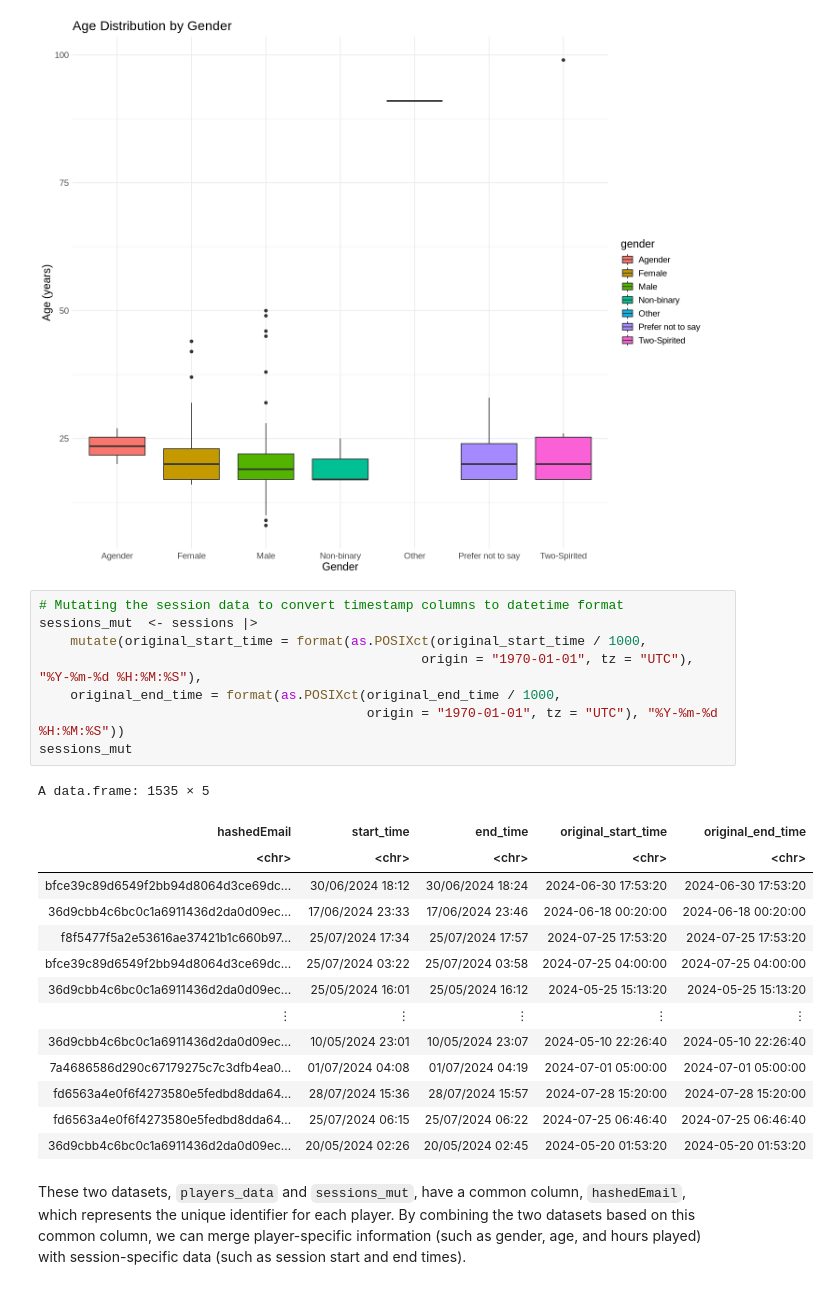
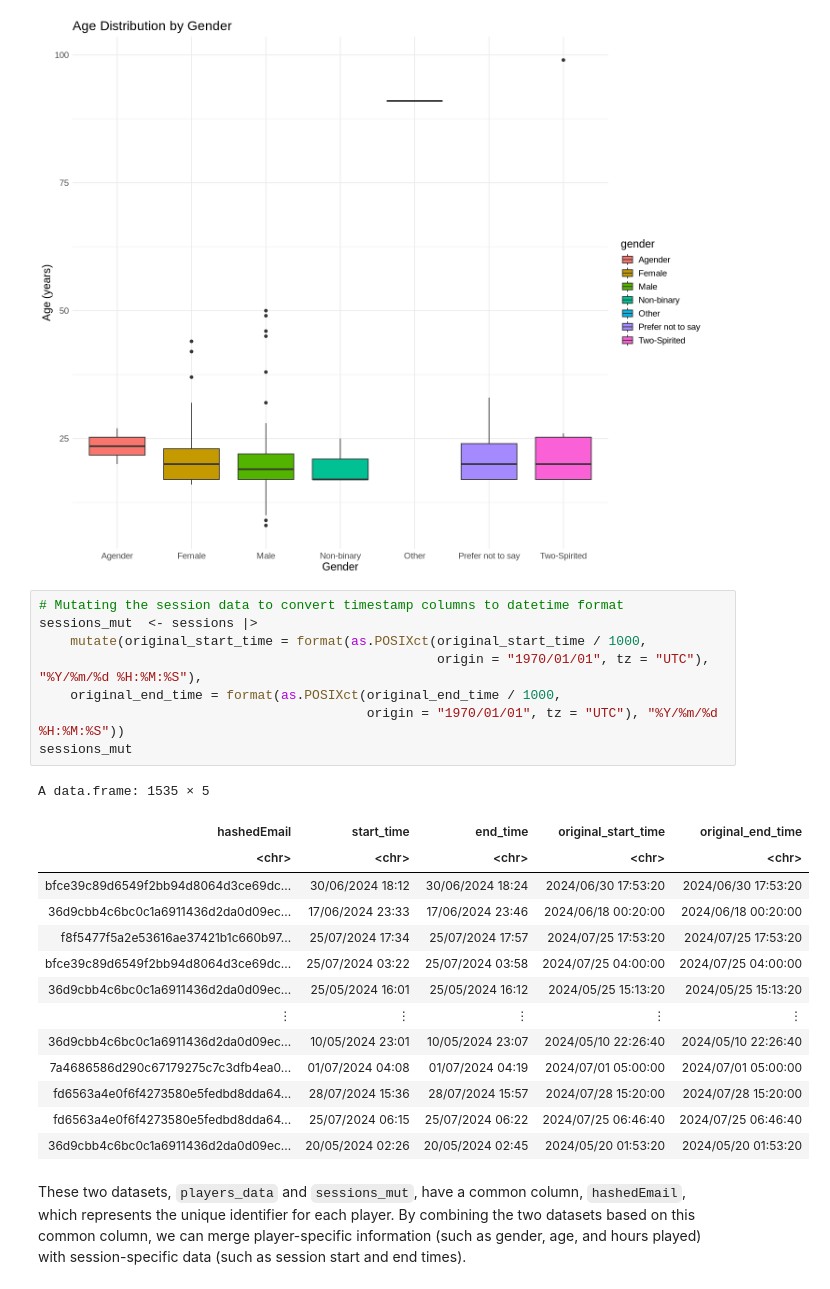
Before and after one commit to dtopal4/Individual_portion, a Jupyter notebook: Individual_portion.ipynb, the cells around one changed output. Saved outputs shown, nothing was run; the diff lists cells and outputs as text.

```diff
--- a/Individual_portion.ipynb
+++ b/Individual_portion.ipynb
@@ -175,26 +175,26 @@ ggplot(players_data, aes(x = gender, y = age, fill = gender)) +
 # %%
 # Mutating the session data to convert timestamp columns to datetime format
 sessions_mut  <- sessions |>
     mutate(original_start_time = format(as.POSIXct(original_start_time / 1000,
-                                                 origin = "1970-01-01", tz = "UTC"), "%Y-%m-%d %H:%M:%S"),
+                                                   origin = "1970/01/01", tz = "UTC"), "%Y/%m/%d %H:%M:%S"),
     original_end_time = format(as.POSIXct(original_end_time / 1000,
-                                          origin = "1970-01-01", tz = "UTC"), "%Y-%m-%d %H:%M:%S"))
+                                          origin = "1970/01/01", tz = "UTC"), "%Y/%m/%d %H:%M:%S"))
 sessions_mut
 # %% [output]
 A data.frame: 1535 × 5
 | hashedEmail | start_time | end_time | original_start_time | original_end_time |
 | <chr> | <chr> | <chr> | <chr> | <chr> |
-| bfce39c89d6549f2bb94d8064d3ce69dc... | 30/06/2024 18:12 | 30/06/2024 18:24 | 2024-06-30 17:53:20 | 2024-06-30 17:53:20 |
-| 36d9cbb4c6bc0c1a6911436d2da0d09ec... | 17/06/2024 23:33 | 17/06/2024 23:46 | 2024-06-18 00:20:00 | 2024-06-18 00:20:00 |
-| f8f5477f5a2e53616ae37421b1c660b97... | 25/07/2024 17:34 | 25/07/2024 17:57 | 2024-07-25 17:53:20 | 2024-07-25 17:53:20 |
-| bfce39c89d6549f2bb94d8064d3ce69dc... | 25/07/2024 03:22 | 25/07/2024 03:58 | 2024-07-25 04:00:00 | 2024-07-25 04:00:00 |
-| 36d9cbb4c6bc0c1a6911436d2da0d09ec... | 25/05/2024 16:01 | 25/05/2024 16:12 | 2024-05-25 15:13:20 | 2024-05-25 15:13:20 |
+| bfce39c89d6549f2bb94d8064d3ce69dc... | 30/06/2024 18:12 | 30/06/2024 18:24 | 2024/06/30 17:53:20 | 2024/06/30 17:53:20 |
+| 36d9cbb4c6bc0c1a6911436d2da0d09ec... | 17/06/2024 23:33 | 17/06/2024 23:46 | 2024/06/18 00:20:00 | 2024/06/18 00:20:00 |
+| f8f5477f5a2e53616ae37421b1c660b97... | 25/07/2024 17:34 | 25/07/2024 17:57 | 2024/07/25 17:53:20 | 2024/07/25 17:53:20 |
+| bfce39c89d6549f2bb94d8064d3ce69dc... | 25/07/2024 03:22 | 25/07/2024 03:58 | 2024/07/25 04:00:00 | 2024/07/25 04:00:00 |
+| 36d9cbb4c6bc0c1a6911436d2da0d09ec... | 25/05/2024 16:01 | 25/05/2024 16:12 | 2024/05/25 15:13:20 | 2024/05/25 15:13:20 |
 | ⋮ | ⋮ | ⋮ | ⋮ | ⋮ |
-| 36d9cbb4c6bc0c1a6911436d2da0d09ec... | 10/05/2024 23:01 | 10/05/2024 23:07 | 2024-05-10 22:26:40 | 2024-05-10 22:26:40 |
-| 7a4686586d290c67179275c7c3dfb4ea0... | 01/07/2024 04:08 | 01/07/2024 04:19 | 2024-07-01 05:00:00 | 2024-07-01 05:00:00 |
-| fd6563a4e0f6f4273580e5fedbd8dda64... | 28/07/2024 15:36 | 28/07/2024 15:57 | 2024-07-28 15:20:00 | 2024-07-28 15:20:00 |
-| fd6563a4e0f6f4273580e5fedbd8dda64... | 25/07/2024 06:15 | 25/07/2024 06:22 | 2024-07-25 06:46:40 | 2024-07-25 06:46:40 |
-| 36d9cbb4c6bc0c1a6911436d2da0d09ec... | 20/05/2024 02:26 | 20/05/2024 02:45 | 2024-05-20 01:53:20 | 2024-05-20 01:53:20 |
+| 36d9cbb4c6bc0c1a6911436d2da0d09ec... | 10/05/2024 23:01 | 10/05/2024 23:07 | 2024/05/10 22:26:40 | 2024/05/10 22:26:40 |
+| 7a4686586d290c67179275c7c3dfb4ea0... | 01/07/2024 04:08 | 01/07/2024 04:19 | 2024/07/01 05:00:00 | 2024/07/01 05:00:00 |
+| fd6563a4e0f6f4273580e5fedbd8dda64... | 28/07/2024 15:36 | 28/07/2024 15:57 | 2024/07/28 15:20:00 | 2024/07/28 15:20:00 |
+| fd6563a4e0f6f4273580e5fedbd8dda64... | 25/07/2024 06:15 | 25/07/2024 06:22 | 2024/07/25 06:46:40 | 2024/07/25 06:46:40 |
+| 36d9cbb4c6bc0c1a6911436d2da0d09ec... | 20/05/2024 02:26 | 20/05/2024 02:45 | 2024/05/20 01:53:20 | 2024/05/20 01:53:20 |
 # %% [markdown]
 These two datasets, `players_data` and `sessions_mut`, have a common column, `hashedEmail`, which represents the unique identifier for each player. By combining the two datasets based on this common column, we can merge player-specific information (such as gender, age, and hours played) with session-specific data (such as session start and end times).
 # %%
```
Also changed, not shown: parts of 1 cell of this notebook.
